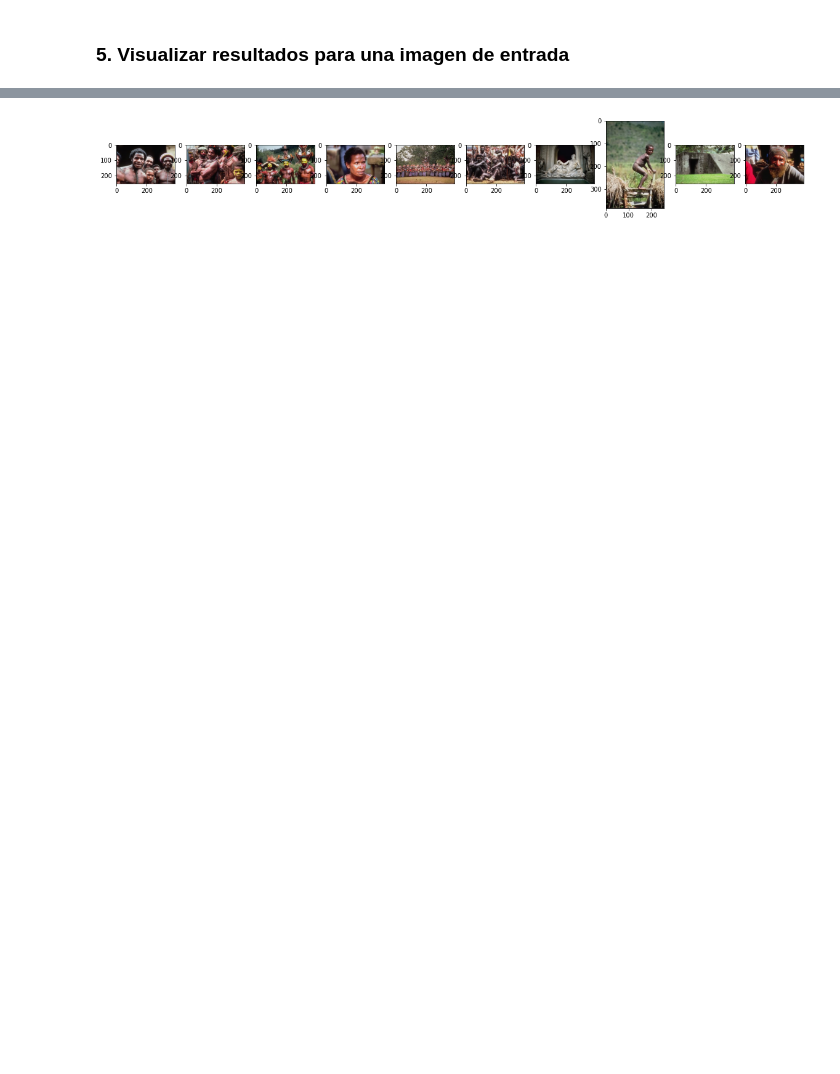
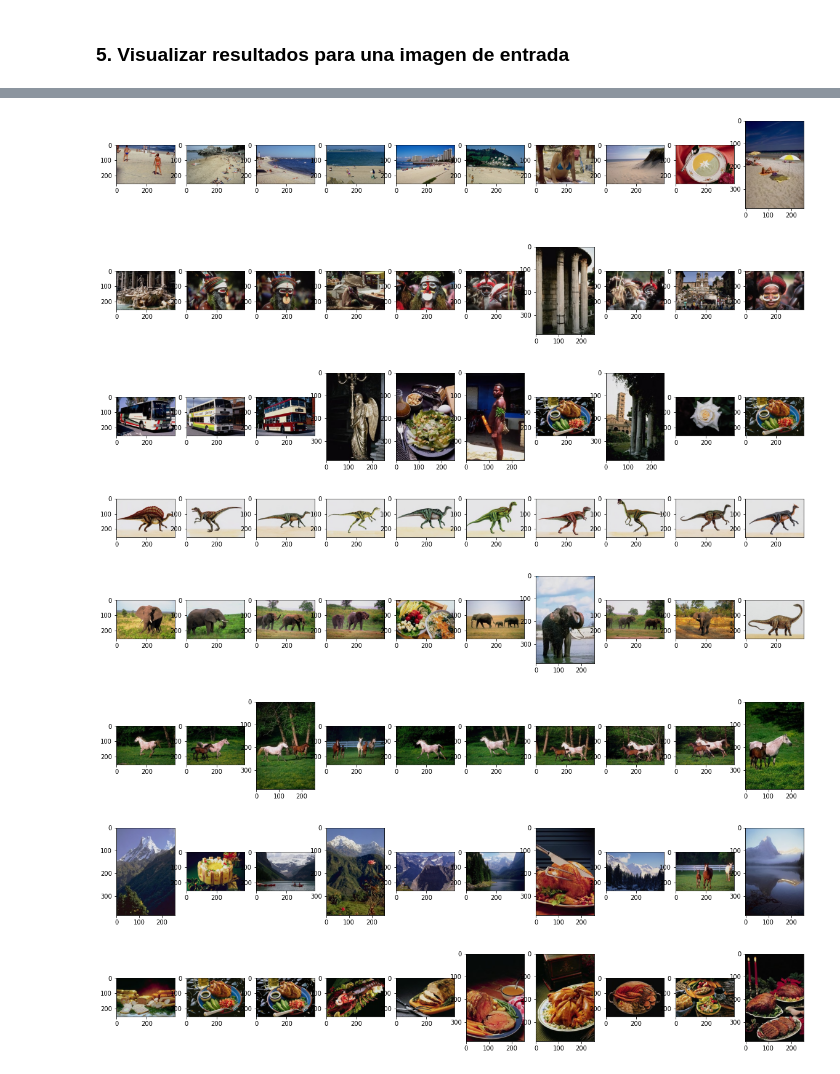
Before and after one commit to alba-lopez/cbir, a Jupyter notebook: knn_pruebas.ipynb, the cells around one changed output, grey strips where cells are left out. Saved outputs shown, nothing was run; the diff lists cells and outputs as text; code cells hidden in the pictures; blank space fills up the shorter version.

```diff
--- a/knn_pruebas.ipynb
+++ b/knn_pruebas.ipynb
@@ -153,5 +168,40 @@ plot_c(filename)
 # %%
-filename = 'static/20.jpg' ## CAMBIAR NOMBRE IMG (o no)
+filename = 'static/123.jpg' ## CAMBIAR NOMBRE IMG (o no)
 plot_c(filename)
 # %% [output]
-[figure, old version]
+[figure, new version]
+# %%
+filename = 'static/269.jpg' ## CAMBIAR NOMBRE IMG (o no)
+plot_c(filename)
+# %% [output]
+[figure, added]
+# %%
+filename = 'static/351.jpg' ## CAMBIAR NOMBRE IMG (o no)
+plot_c(filename)
+# %% [output]
+[figure, added]
+# %%
+filename = 'static/475.jpg' ## CAMBIAR NOMBRE IMG (o no)
+plot_c(filename)
+# %% [output]
+[figure, added]
+# %%
+filename = 'static/508.jpg' ## CAMBIAR NOMBRE IMG (o no)
+plot_c(filename)
+# %% [output]
+[figure, added]
+# %%
+filename = 'static/784.jpg' ## CAMBIAR NOMBRE IMG (o no)
+plot_c(filename)
+# %% [output]
+[figure, added]
+# %%
+filename = 'static/842.jpg' ## CAMBIAR NOMBRE IMG (o no)
+plot_c(filename)
+# %% [output]
+[figure, added]
+# %%
+filename = 'static/902.jpg' ## CAMBIAR NOMBRE IMG (o no)
+plot_c(filename)
+# %% [output]
+[figure, added]
```
Also changed, not shown: parts of 19 cells of this notebook, 18 other files.
